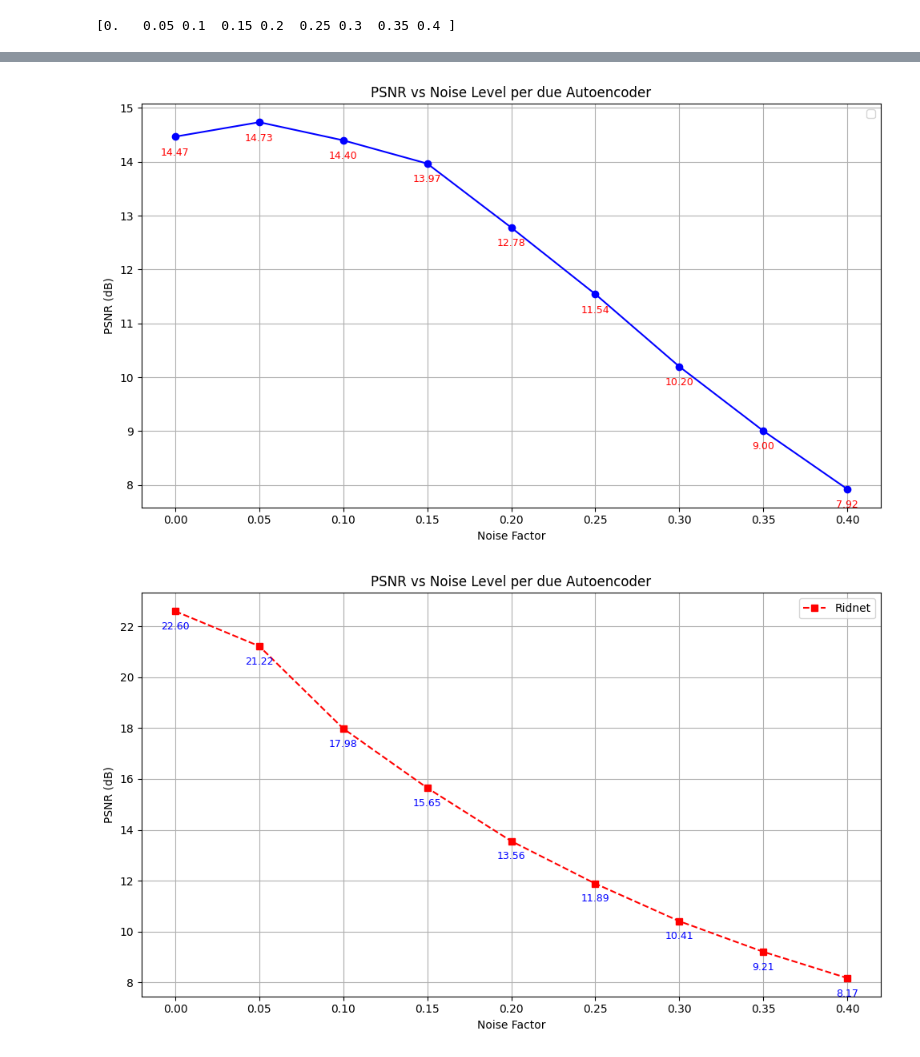
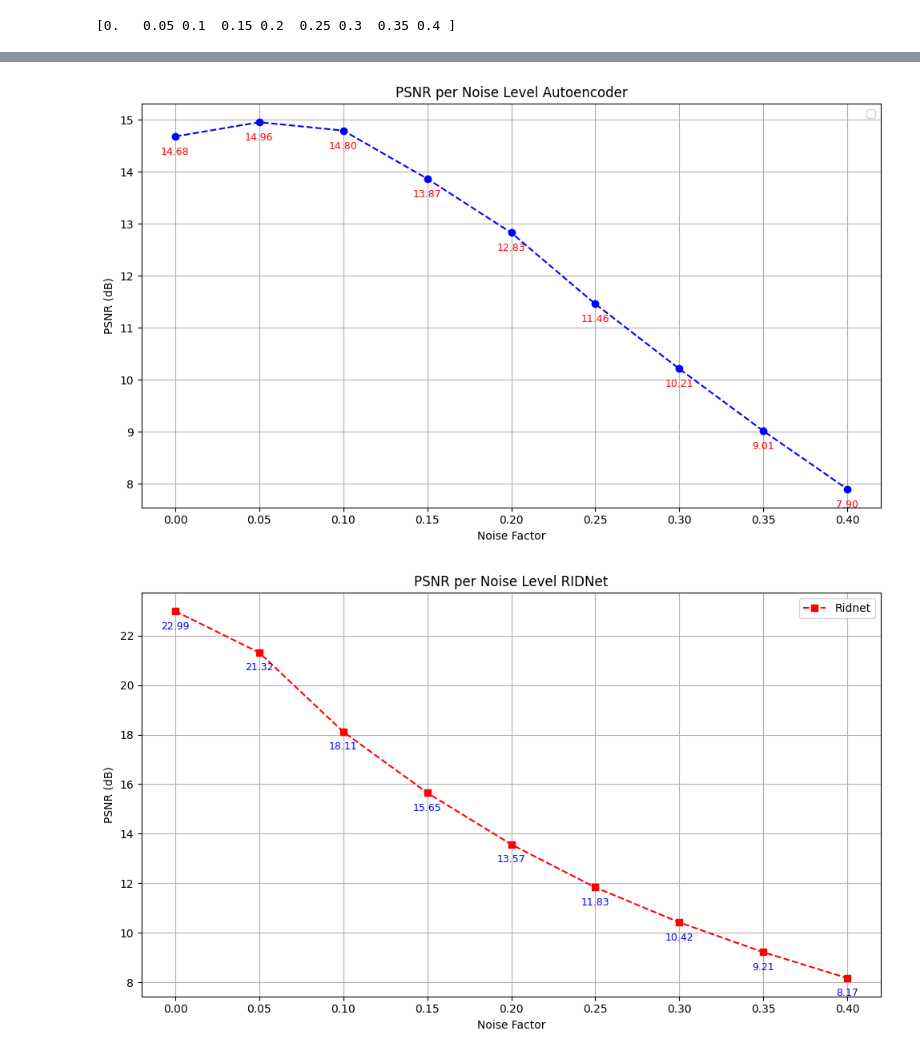
Before and after one commit to MatVan99ita/Tesi_ImageDenoisingTechnique, a Jupyter notebook: code/psnr_pet_good.ipynb, the cells around one changed output, grey strips where cells are left out. Drawn from its saved outputs; the diff is of its cells as text; code cells hidden in the pictures.

Commit message:
rifatti i test psnr sui 2 dataset

```diff
--- a/code/psnr_pet_good.ipynb
+++ b/code/psnr_pet_good.ipynb
@@ -414,21 +414,21 @@ Noise level: 0.4
 # %%
 # PSNR Autoencoder
 
 plt.figure(figsize=(10, 6))
 
-plt.plot(noise_levels, all_autoen_psnr, marker='o', linestyle='-', color='b')
+plt.plot(noise_levels, all_autoen_psnr, marker='o', linestyle='--', color='b')
 for x, y in zip(noise_levels, all_autoen_psnr):
     plt.text(x, y - 0.2, f"{y:.2f}", ha='center', va='top', fontsize=9, color='r')
 
-plt.title("PSNR vs Noise Level per due Autoencoder")
+plt.title("PSNR per Noise Level Autoencoder")
 plt.xlabel("Noise Factor")
 plt.ylabel("PSNR (dB)")
 plt.grid(True)
 plt.legend()
 plt.tight_layout()
 plt.show()
 # %% [output]
-[figure, old version]
+[figure, new version]
 # %%
 #PSNR RIDNet
 plt.figure(figsize=(10, 6))
@@ -436,7 +436,7 @@ plt.plot(noise_levels, all_ridnet_psnr, marker='s', linestyle='--', color='r', l
 for x, y in zip(noise_levels, all_ridnet_psnr):
     plt.text(x, y - 0.4, f"{y:.2f}", ha='center', va='top', fontsize=9, color='b')
 
-plt.title("PSNR vs Noise Level per due Autoencoder")
+plt.title("PSNR per Noise Level RIDNet")
 plt.xlabel("Noise Factor")
 plt.ylabel("PSNR (dB)")
 plt.grid(True)
@@ -444,7 +444,7 @@ plt.legend()
 plt.tight_layout()
 plt.show()
 # %% [output]
-[figure, old version]
+[figure, new version]
 # %%
 # Primo array
 
```
Also changed, not shown: parts of 5 cells of this notebook, 1 other file.
